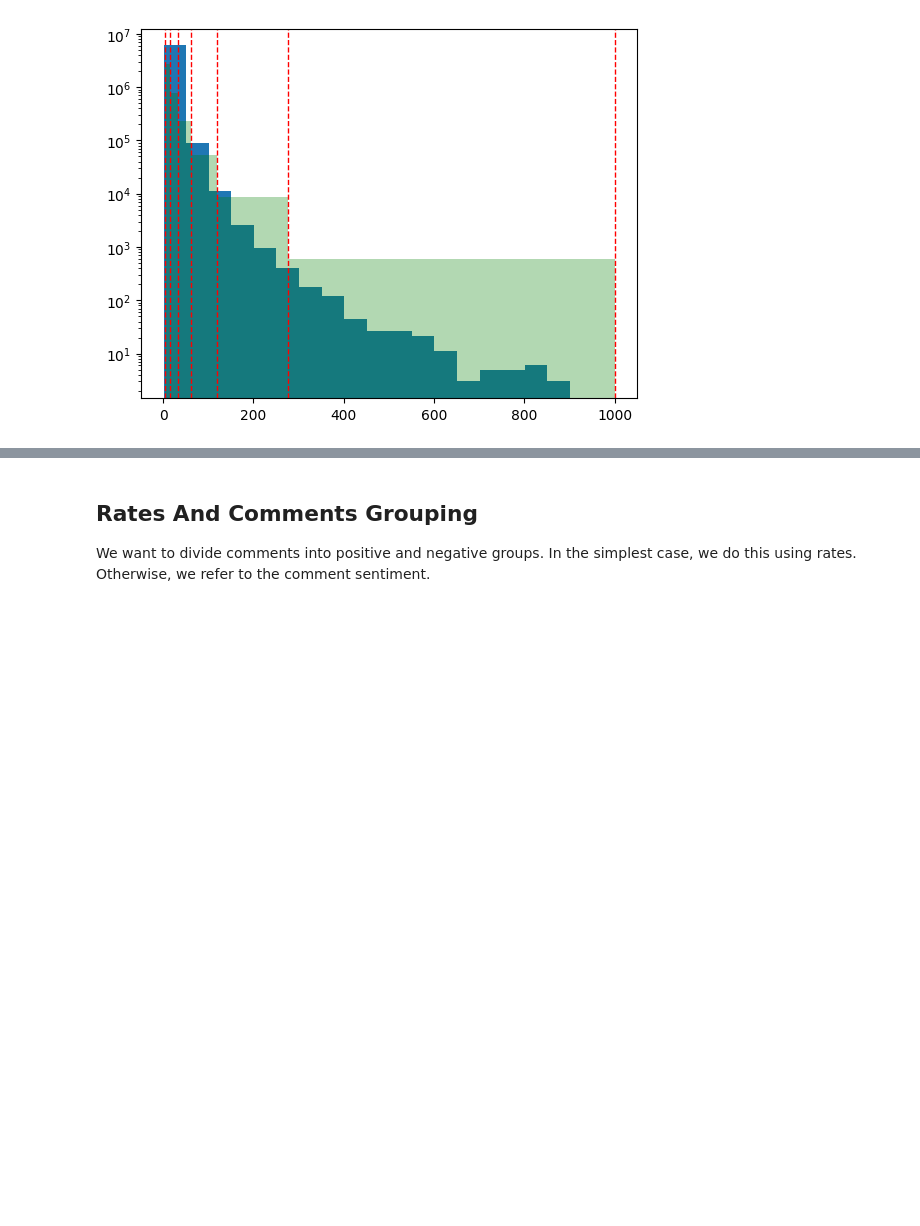
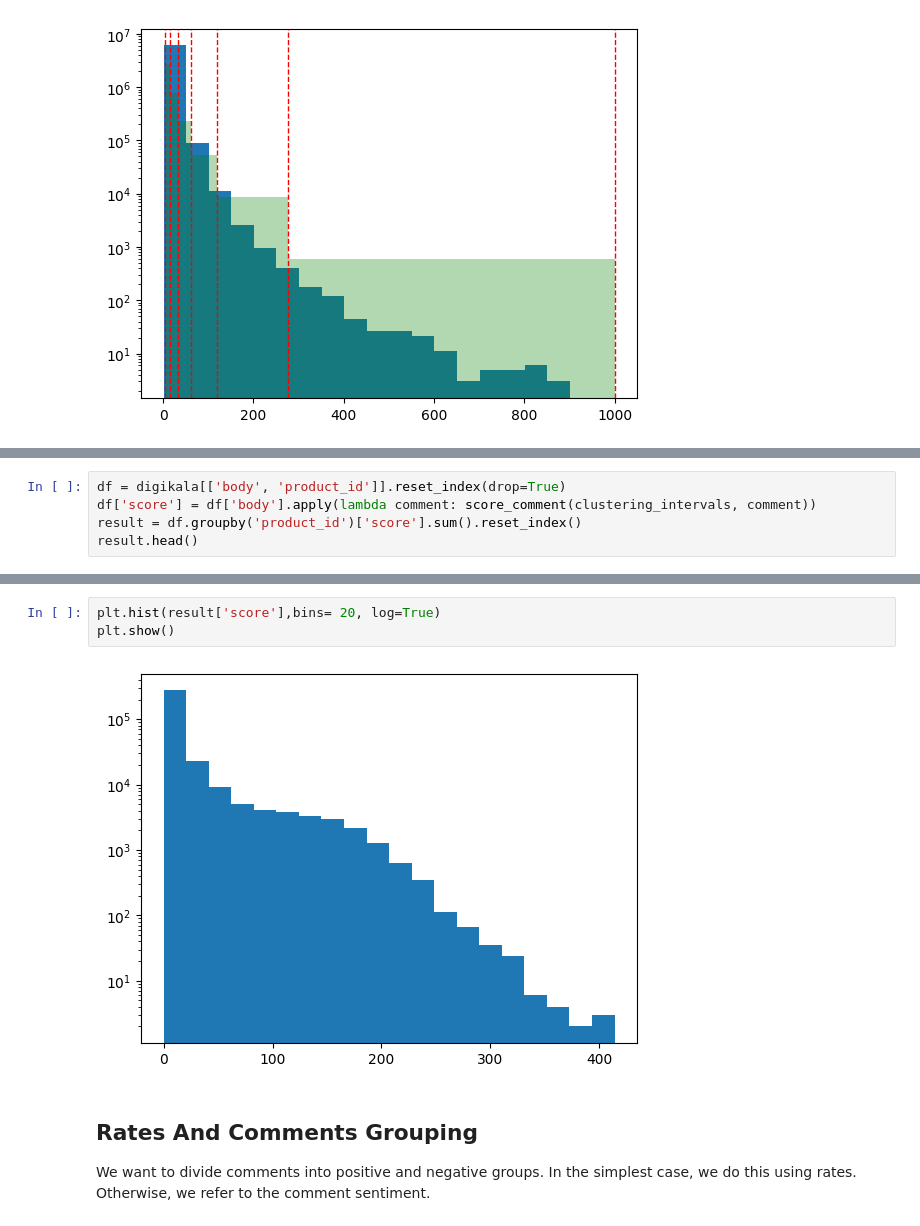
Before and after one commit to Arefnmy/Digikala-user-engagement-analysis, a Jupyter notebook: scoring.ipynb, the cells around one changed output, grey strips where cells are left out. Cells and saved outputs as stored; diff of their text form; blank space fills up the shorter version.

```diff
--- a/scoring.ipynb
+++ b/scoring.ipynb
@@ -142,0 +145,5 @@ plt.show()
+# %%
+df = digikala[['body', 'product_id']].reset_index(drop=True)
+df['score'] = df['body'].apply(lambda comment: score_comment(clustering_intervals, comment))
+result = df.groupby('product_id')['score'].sum().reset_index()
+result.head()
@@ -143,3 +169,8 @@ plt.show()
+# %%
+plt.hist(result['score'],bins= 20, log=True)
+plt.show()
+# %% [output]
+[figure, added]
 # %% [markdown]
 ## Rates And Comments Grouping
 We want to divide comments into positive and negative groups. In the simplest case, we do this using rates. Otherwise, we refer to the comment sentiment.
```
Also changed, not shown: parts of 9 cells of this notebook.
